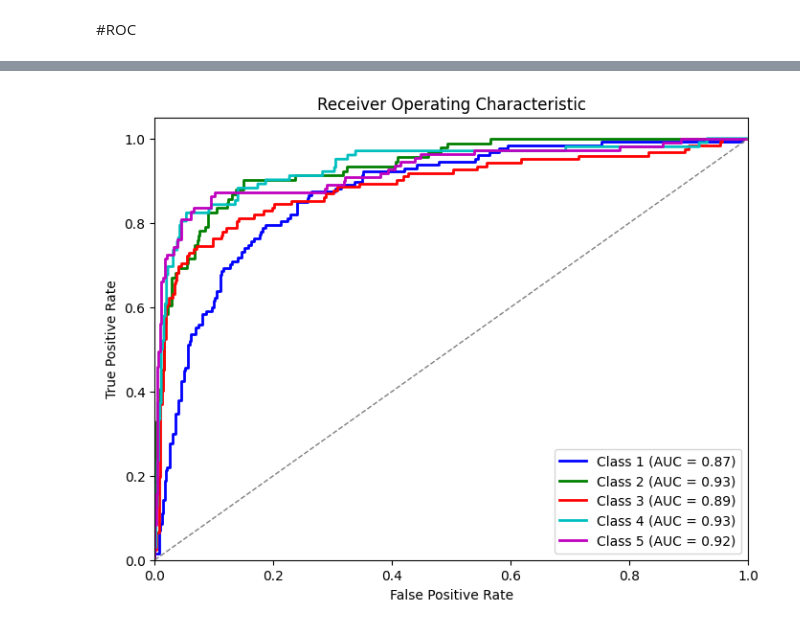
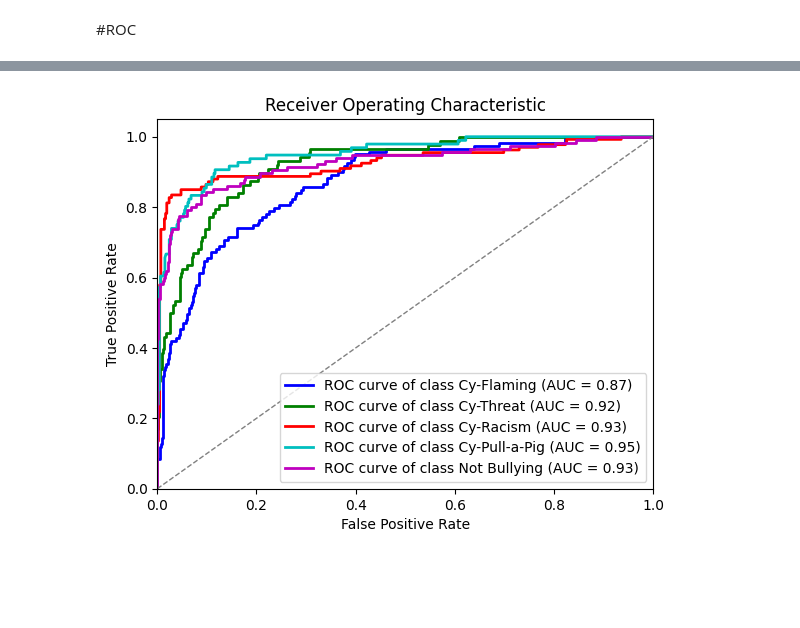
Before and after one commit to SyedSihabUsSakib/Thesis, a Jupyter notebook: BiLSTM.ipynb, the cells around one changed output, grey strips where cells are left out. Cells and saved outputs as stored; diff of their text form; code cells hidden in the pictures; blank space fills up the shorter version.

```diff
--- a/BiLSTM.ipynb
+++ b/BiLSTM.ipynb
@@ -153,31 +164,29 @@ plt.show()
 # %%
 from sklearn.metrics import roc_curve, auc
 import matplotlib.pyplot as plt
+# Make predictions on the validation set
+y_pred_prob = model.predict(X_val)
 
-# Assuming you have trained your BiLSTM model and obtained predictions
-y_pred = model.predict(X_test)
-
-# Calculate the false positive rate (FPR), true positive rate (TPR), and area under the ROC curve (AUC) for each class
+# Compute ROC curve and ROC AUC for each class
 fpr = dict()
 tpr = dict()
 roc_auc = dict()
-
 for i in range(5):
-    fpr[i], tpr[i], _ = roc_curve(y_test[:, i], y_pred[:, i])
+    fpr[i], tpr[i], _ = roc_curve(y_val == i, y_pred_prob[:, i])
     roc_auc[i] = auc(fpr[i], tpr[i])
 
-# Plot the ROC curves for each class
-plt.figure(figsize=(8, 6))
+# Plot ROC curve for each class
+plt.figure()
 colors = ['b', 'g', 'r', 'c', 'm']
+labels = ['Cy-Flaming', 'Cy-Threat', 'Cy-Racism', 'Cy-Pull-a-Pig', 'Not Bullying']
 for i in range(5):
-    plt.plot(fpr[i], tpr[i], color=colors[i], lw=2, label='Class {0} (AUC = {1:.2f})'.format(i+1, roc_auc[i]))
-
+    plt.plot(fpr[i], tpr[i], color=colors[i], lw=2, label='ROC curve of class {0} (AUC = {1:.2f})'.format(labels[i], roc_auc[i]))
 plt.plot([0, 1], [0, 1], color='gray', lw=1, linestyle='--')
 plt.xlim([0.0, 1.0])
 plt.ylim([0.0, 1.05])
 plt.xlabel('False Positive Rate')
 plt.ylabel('True Positive Rate')
 plt.title('Receiver Operating Characteristic')
-plt.legend(loc="lower right")
+plt.legend(loc='lower right')
 plt.show()
 # %% [output]
@@ -185 +194 @@ plt.show()
-[figure, old version]
+[figure, new version]
```
Also changed, not shown: parts of 8 cells of this notebook.
